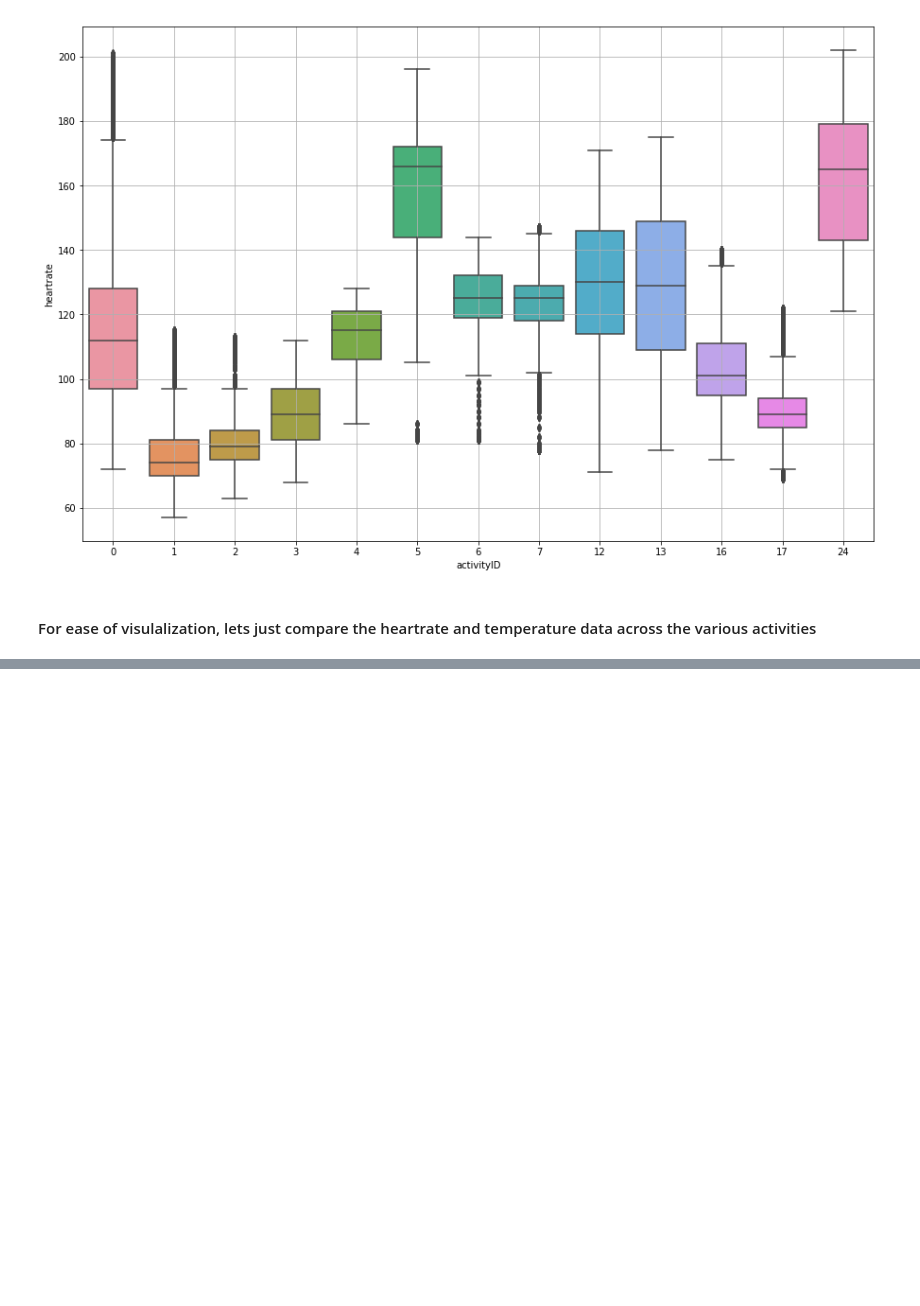
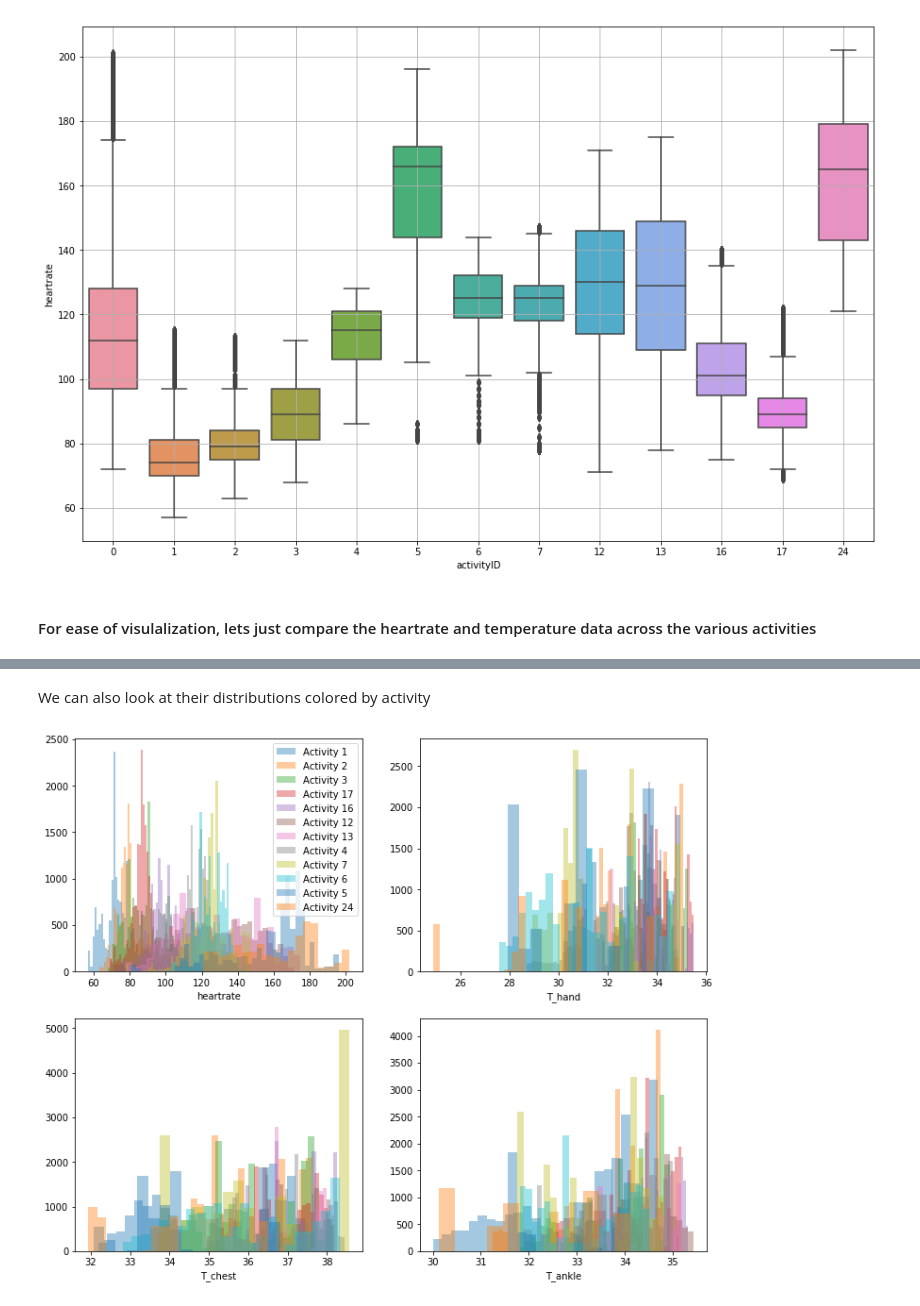
Before and after one commit to kcmeehan/BiometricsActivityClassification, a Jupyter notebook: Full_protocol_dataset_exploration.ipynb, the cells around one changed output, grey strips where cells are left out. Saved outputs shown, nothing was run; the diff lists cells and outputs as text; code cells hidden in the pictures; blank space fills up the shorter version.

```diff
--- a/Full_protocol_dataset_exploration.ipynb
+++ b/Full_protocol_dataset_exploration.ipynb
@@ -47,0 +70,22 @@ plt.grid()
+# %% [markdown]
+We can also look at their distributions colored by activity
+# %%
+
+fig = plt.figure(figsize=(12,10))
+ax1 = fig.add_subplot(221)
+ax2 = fig.add_subplot(222)
+ax3 = fig.add_subplot(223)
+ax4 = fig.add_subplot(224)
+
+for activity in target.unique():
+    if activity != 0:
+        activity_label = 'Activity %s' %str(activity)
+        tmp_df = all_data[all_data['activityID']==activity]
+
+        sns.distplot(tmp_df['heartrate'],kde=False,label=activity_label,ax=ax1)
+        ax1.legend()
+        sns.distplot(tmp_df['T_hand'],kde=False,label=activity_label,ax=ax2)
+        sns.distplot(tmp_df['T_chest'],kde=False,label=activity_label,ax=ax3)
+        sns.distplot(tmp_df['T_ankle'],kde=False,label=activity_label,ax=ax4)
+# %% [output]
+[figure, added]
```
Also changed, not shown: parts of 10 cells of this notebook, 1 other file.
